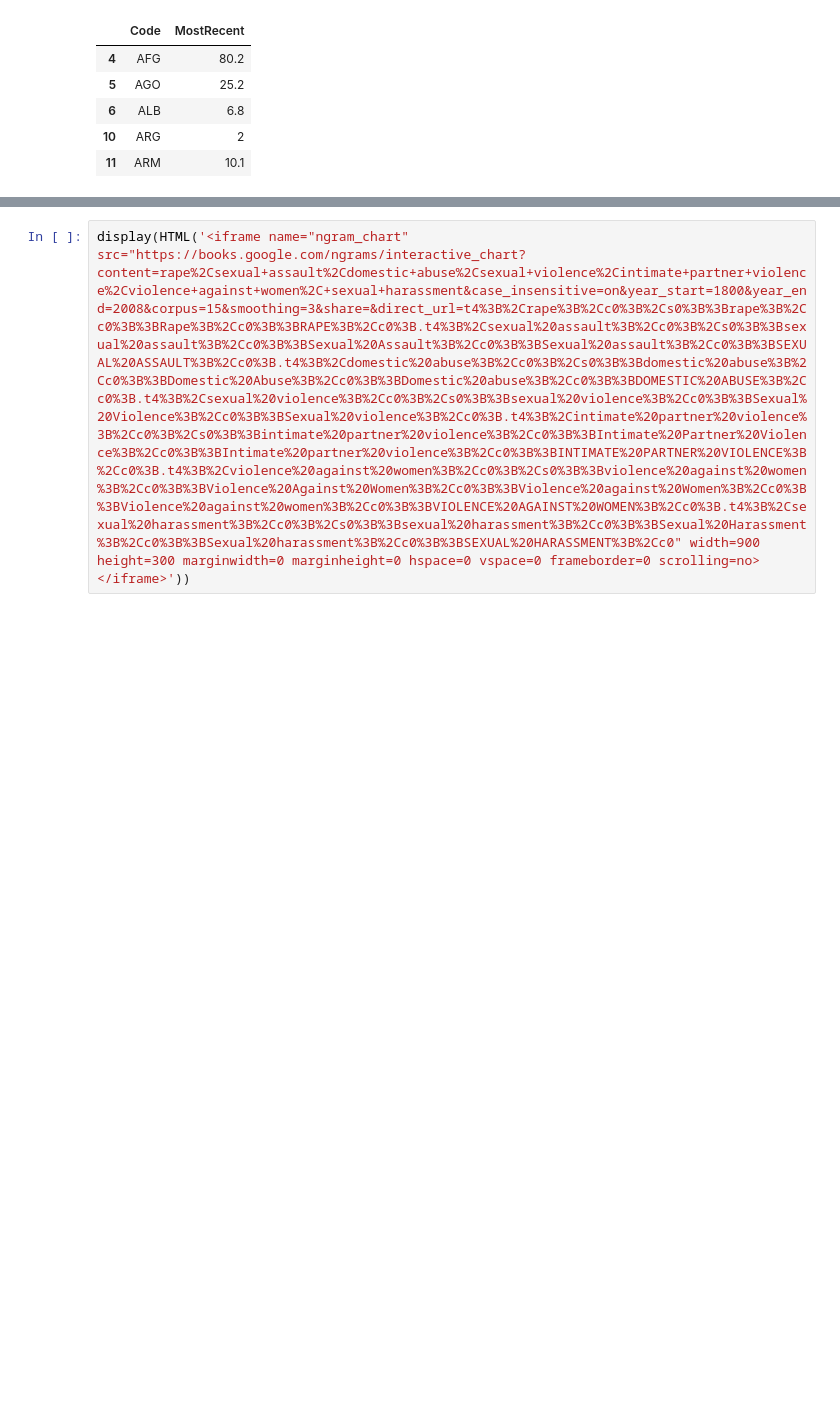
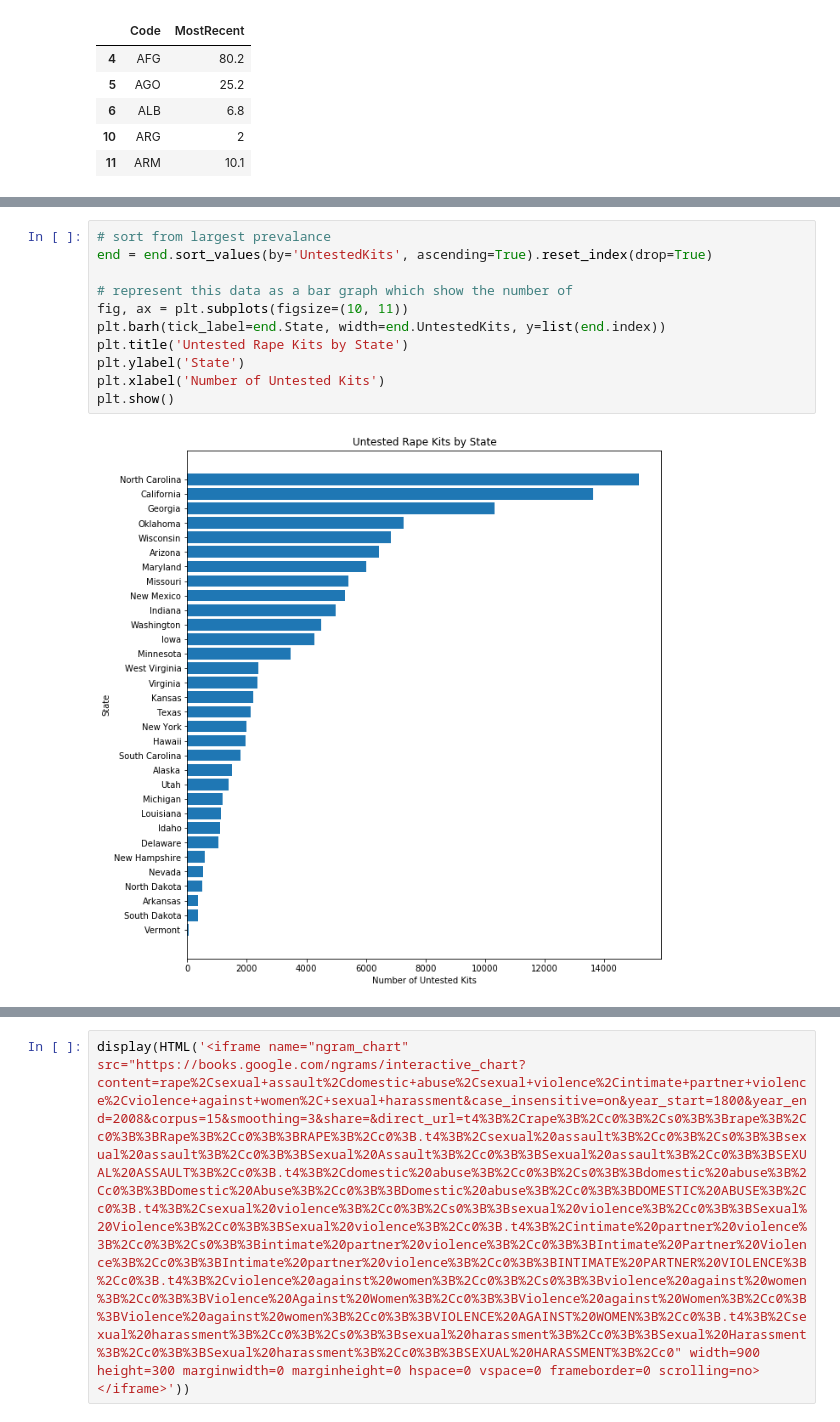
Before and after one commit to RachelWalter/techtogether2020, a Jupyter notebook: sexualviolencedata.ipynb, the cells around one changed output, grey strips where cells are left out. Drawn from its saved outputs; the diff is of its cells as text; blank space fills up the shorter version.

```diff
--- a/sexualviolencedata.ipynb
+++ b/sexualviolencedata.ipynb
@@ -269 +282,14 @@ Dark grey represents countries that did not have data reported to World Bank Sur
+# %%
+# sort from largest prevalance
+end = end.sort_values(by='UntestedKits', ascending=True).reset_index(drop=True)
+
+# represent this data as a bar graph which show the number of
+fig, ax = plt.subplots(figsize=(10, 11))
+plt.barh(tick_label=end.State, width=end.UntestedKits, y=list(end.index))
+plt.title('Untested Rape Kits by State')
+plt.ylabel('State')
+plt.xlabel('Number of Untested Kits')
+plt.show()
+# %% [output]
+[figure, added]
 # %% [markdown]
```
Also changed, not shown: parts of 4 cells of this notebook, 2 other files.
